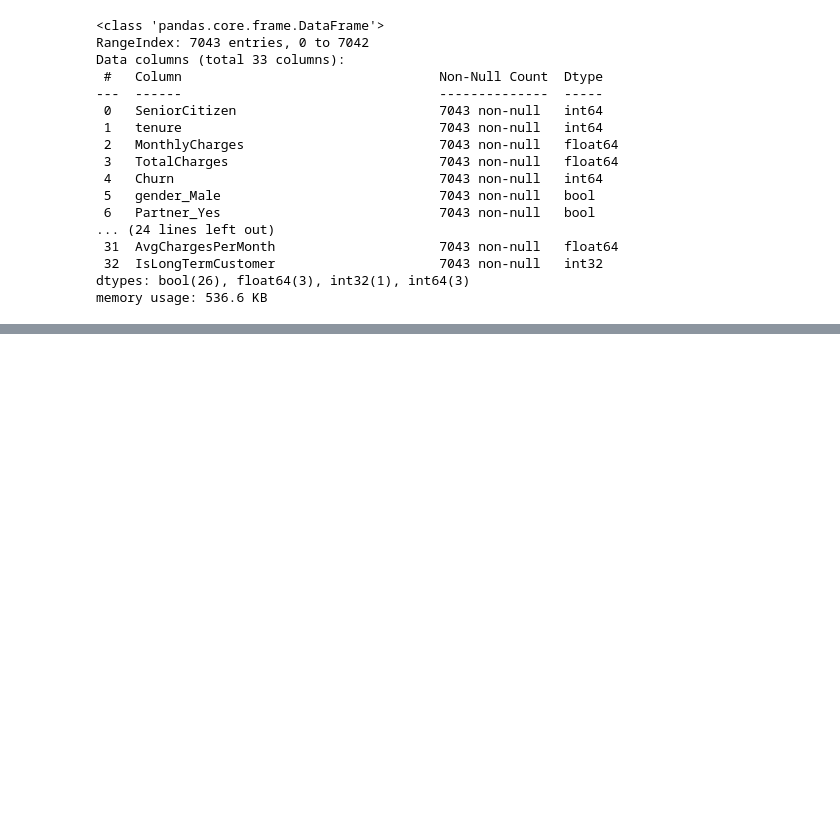
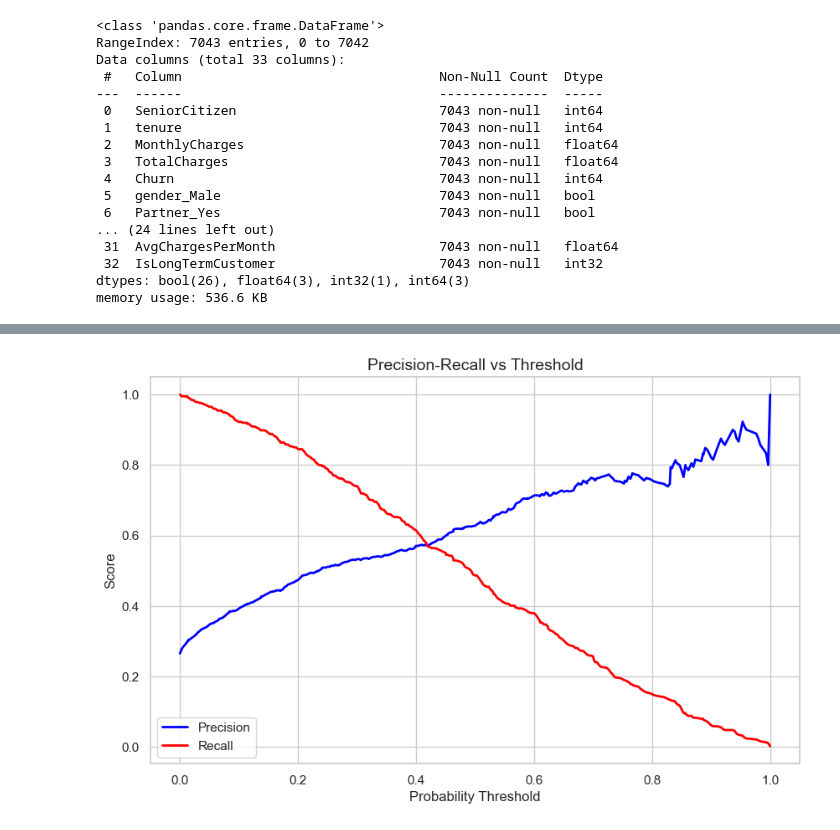
Before and after one commit to hassanh7n/Customer_Churn_ML, a Jupyter notebook: notebooks/ML_03.ipynb, the cells around one changed output, grey strips where cells are left out. Saved outputs shown, nothing was run; the diff lists cells and outputs as text; code cells hidden in the pictures; blank space fills up the shorter version.

```diff
--- a/notebooks/ML_03.ipynb
+++ b/notebooks/ML_03.ipynb
@@ -71,0 +214,17 @@ memory usage: 536.6 KB
+# %%
+from sklearn.metrics import precision_recall_curve, confusion_matrix
+
+probs = rf.predict_proba(X_test)[:, 1]  # probability for churn=1
+precision, recall, thresholds = precision_recall_curve(y_test, probs)
+
+plt.figure(figsize=(10,6))
+plt.plot(thresholds, precision[:-1], label='Precision', color='blue', linewidth=2)
+plt.plot(thresholds, recall[:-1], label='Recall', color='red', linewidth=2)
+plt.xlabel('Probability Threshold', fontsize=12)
+plt.ylabel('Score', fontsize=12)
+plt.title('Precision-Recall vs Threshold', fontsize=14)
+plt.legend()
+plt.grid(True)
+plt.show()
+# %% [output]
+[figure, added]
```
Also changed, not shown: parts of 15 cells of this notebook.
